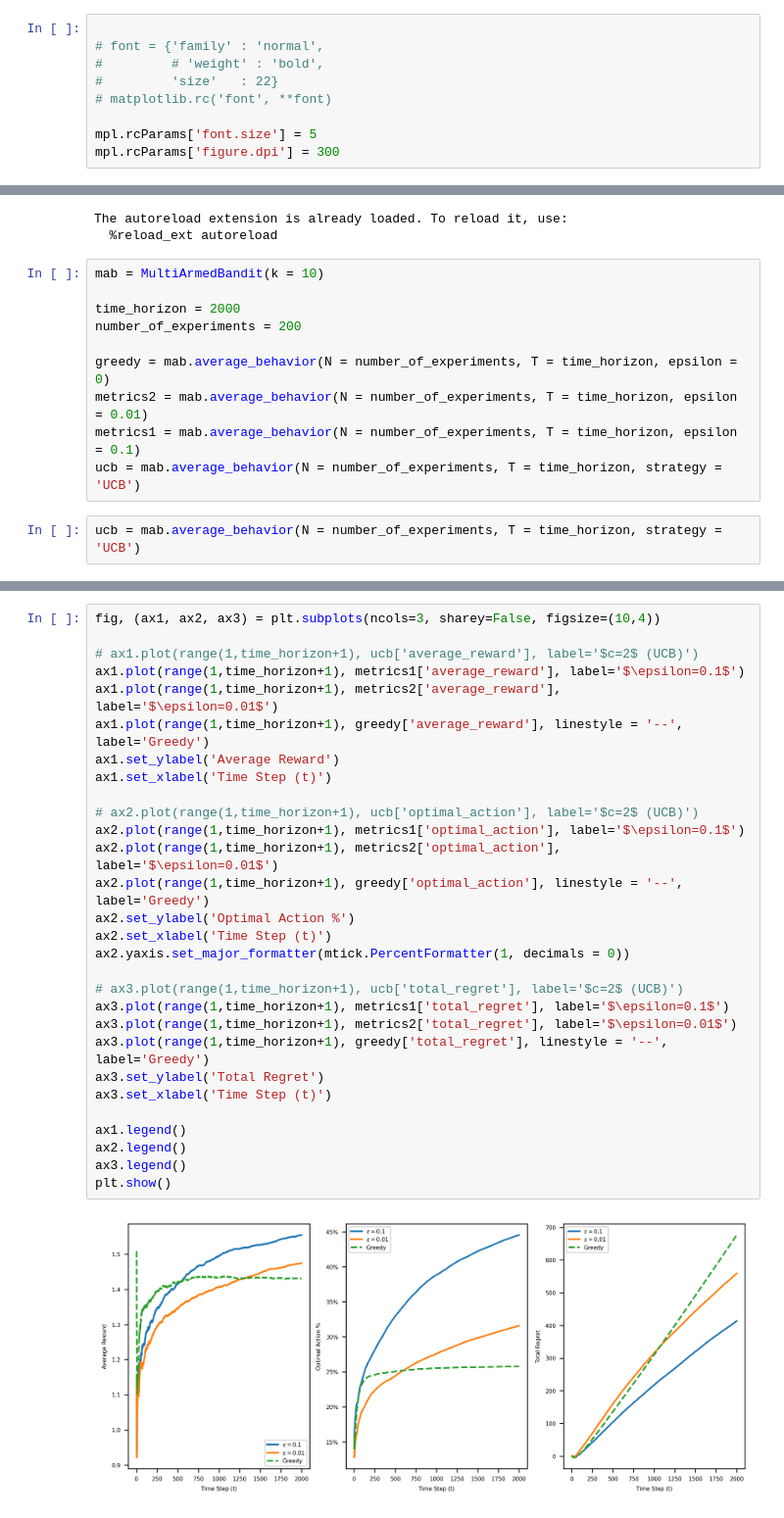
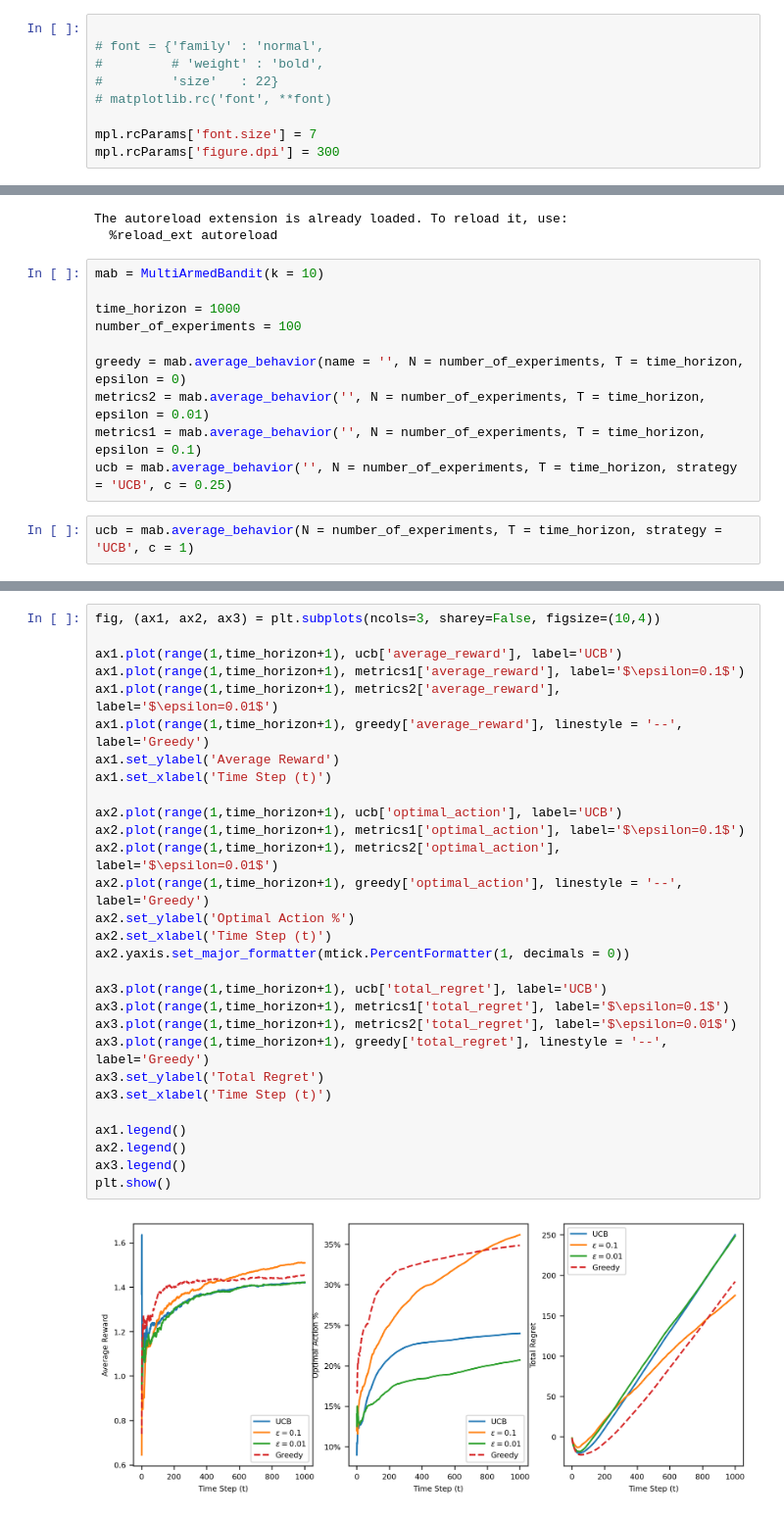
Before and after one commit to ahans30/Multi-Armted-Bandit, a Jupyter notebook: experiment.ipynb, the cells around one changed output, grey strips where cells are left out. Shown: that part at 98% size. Cells and saved outputs as stored; diff of their text form.

Commit message:
Added regret viz

```diff
--- a/experiment.ipynb
+++ b/experiment.ipynb
@@ -14,7 +14,7 @@ import matplotlib.ticker as mtick
 #         'size'   : 22}
 # matplotlib.rc('font', **font)
 
-mpl.rcParams['font.size'] = 5
+mpl.rcParams['font.size'] = 7
 mpl.rcParams['figure.dpi'] = 300
 # %%
 %load_ext autoreload
@@ -25,15 +25,15 @@ The autoreload extension is already loaded. To reload it, use:
 # %%
 mab = MultiArmedBandit(k = 10)
 
-time_horizon = 2000
-number_of_experiments = 200
+time_horizon = 1000
+number_of_experiments = 100
 
-greedy = mab.average_behavior(N = number_of_experiments, T = time_horizon, epsilon = 0)
-metrics2 = mab.average_behavior(N = number_of_experiments, T = time_horizon, epsilon = 0.01)
-metrics1 = mab.average_behavior(N = number_of_experiments, T = time_horizon, epsilon = 0.1)
-ucb = mab.average_behavior(N = number_of_experiments, T = time_horizon, strategy = 'UCB')
+greedy = mab.average_behavior(name = '', N = number_of_experiments, T = time_horizon, epsilon = 0)
+metrics2 = mab.average_behavior('', N = number_of_experiments, T = time_horizon, epsilon = 0.01)
+metrics1 = mab.average_behavior('', N = number_of_experiments, T = time_horizon, epsilon = 0.1)
+ucb = mab.average_behavior('', N = number_of_experiments, T = time_horizon, strategy = 'UCB', c = 0.25)
 # %%
-ucb = mab.average_behavior(N = number_of_experiments, T = time_horizon, strategy = 'UCB')
+ucb = mab.average_behavior(N = number_of_experiments, T = time_horizon, strategy = 'UCB', c = 1)
 # %%
 fig, (ax1, ax2) = plt.subplots(ncols=2, sharey=False, figsize=(12,4))
 
@@ -60,34 +60,34 @@ plt.show()
 # %%
 fig, (ax1, ax2, ax3) = plt.subplots(ncols=3, sharey=False, figsize=(10,4))
 
-# ax1.plot(range(1,time_horizon+1), ucb['average_reward'], label='$c=2$ (UCB)')
+ax1.plot(range(1,time_horizon+1), ucb['average_reward'], label='UCB')
 ax1.plot(range(1,time_horizon+1), metrics1['average_reward'], label='$\epsilon=0.1$')
 ax1.plot(range(1,time_horizon+1), metrics2['average_reward'], label='$\epsilon=0.01$')
 ax1.plot(range(1,time_horizon+1), greedy['average_reward'], linestyle = '--', label='Greedy')
 ax1.set_ylabel('Average Reward')
 ax1.set_xlabel('Time Step (t)')
 
-# ax2.plot(range(1,time_horizon+1), ucb['optimal_action'], label='$c=2$ (UCB)')
+ax2.plot(range(1,time_horizon+1), ucb['optimal_action'], label='UCB')
 ax2.plot(range(1,time_horizon+1), metrics1['optimal_action'], label='$\epsilon=0.1$')
 ax2.plot(range(1,time_horizon+1), metrics2['optimal_action'], label='$\epsilon=0.01$')
 ax2.plot(range(1,time_horizon+1), greedy['optimal_action'], linestyle = '--', label='Greedy')
 ax2.set_ylabel('Optimal Action %')
 ax2.set_xlabel('Time Step (t)')
 ax2.yaxis.set_major_formatter(mtick.PercentFormatter(1, decimals = 0))
 
-# ax3.plot(range(1,time_horizon+1), ucb['total_regret'], label='$c=2$ (UCB)')
+ax3.plot(range(1,time_horizon+1), ucb['total_regret'], label='UCB')
 ax3.plot(range(1,time_horizon+1), metrics1['total_regret'], label='$\epsilon=0.1$')
 ax3.plot(range(1,time_horizon+1), metrics2['total_regret'], label='$\epsilon=0.01$')
 ax3.plot(range(1,time_horizon+1), greedy['total_regret'], linestyle = '--', label='Greedy')
 ax3.set_ylabel('Total Regret')
 ax3.set_xlabel('Time Step (t)')
 
 ax1.legend()
 ax2.legend()
 ax3.legend()
 plt.show()
 # %% [output]
-[figure, old version]
+[figure, new version]
 # %%
 mab.actual_distribution_parameters
 # %% [output]
```
Also changed, not shown: parts of 4 cells of this notebook.
